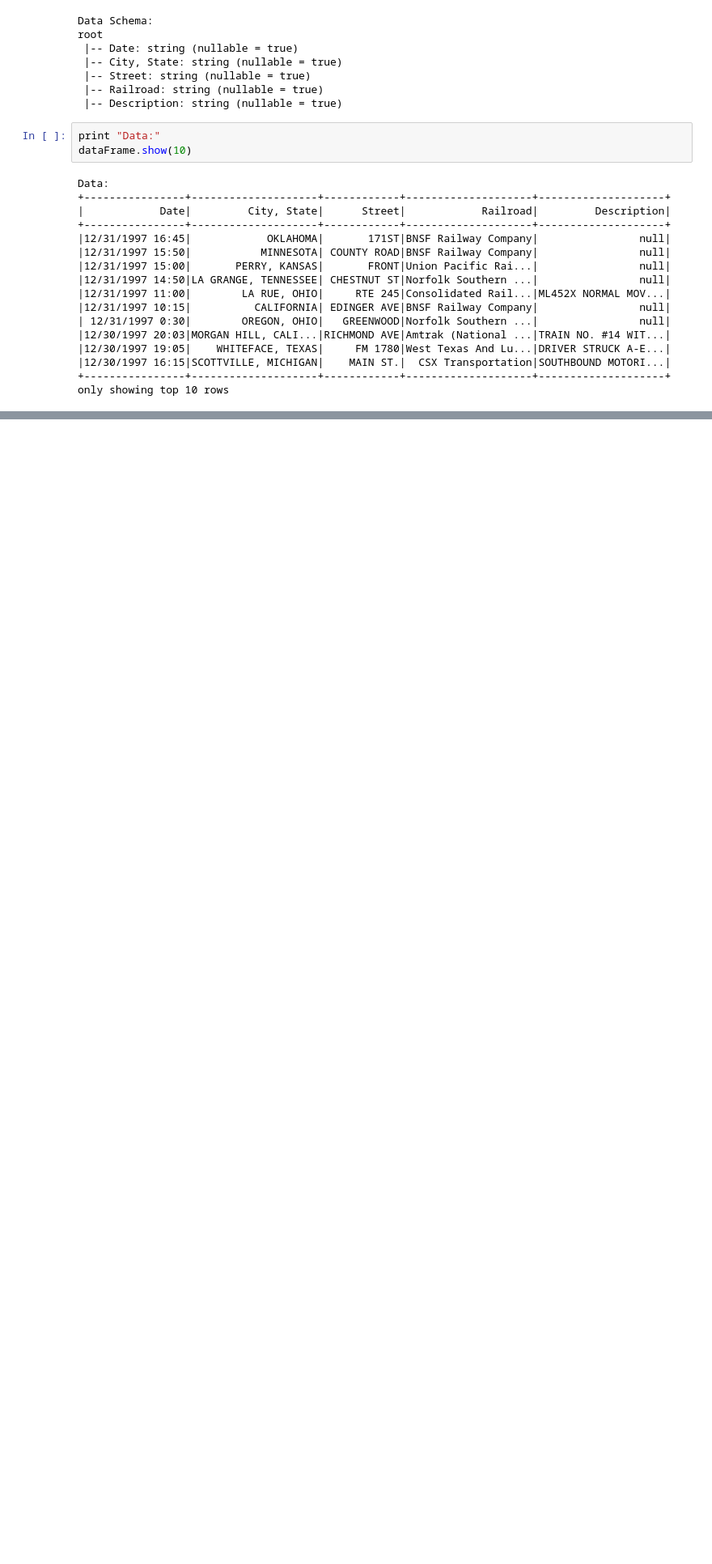
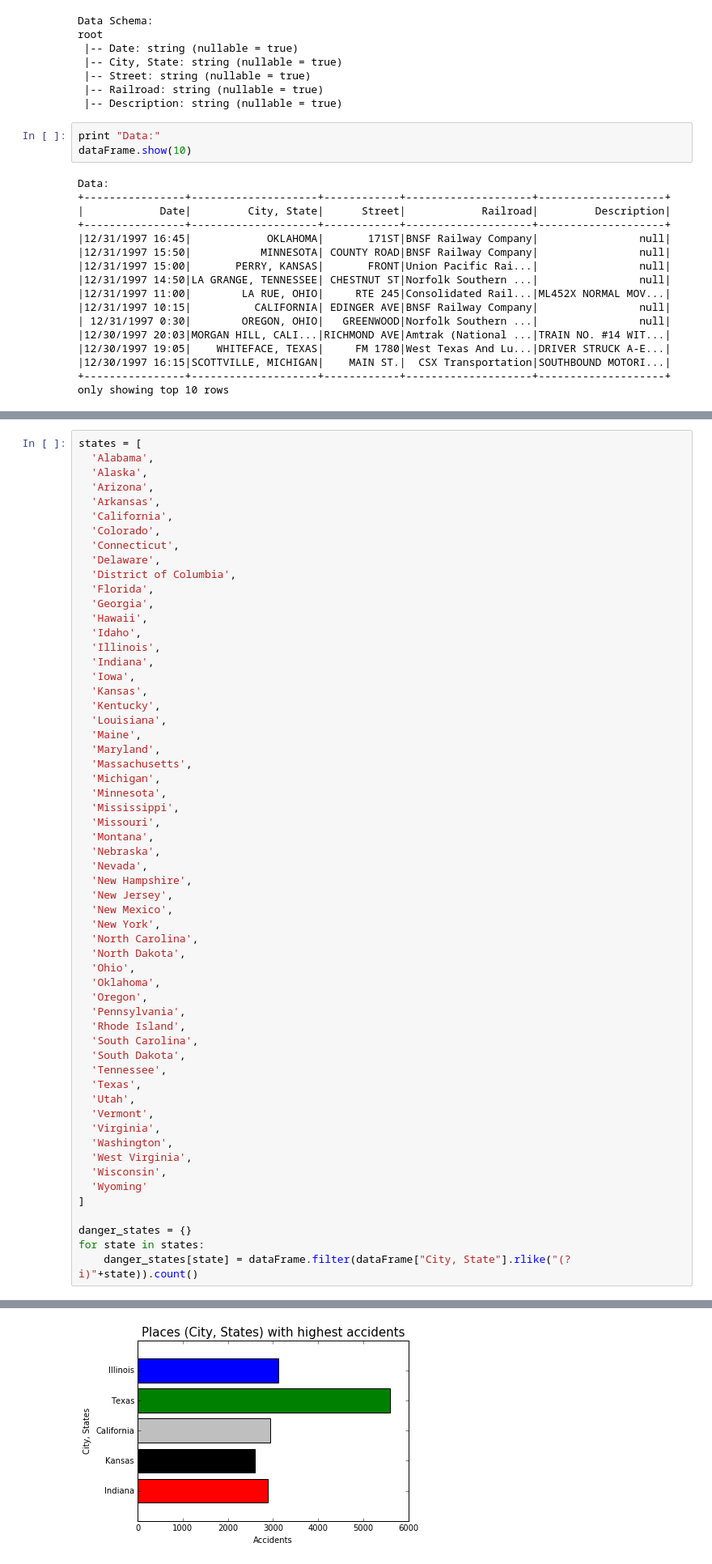
Before and after one commit to Akshay2005/Train-Wreck-Data-Analytics, a Jupyter notebook: Train Wreck Data Analytics.ipynb, the cells around one changed output, grey strips where cells are left out. Shown: that part at 81% size. Saved outputs shown, nothing was run; the diff lists cells and outputs as text; blank space fills up the shorter version.

```diff
--- a/Train Wreck Data Analytics.ipynb
+++ b/Train Wreck Data Analytics.ipynb
@@ -37,0 +72,59 @@ only showing top 10 rows
+# %%
+states = [
+  'Alabama',
+  'Alaska',
+  'Arizona',
+  'Arkansas',
+  'California',
+  'Colorado',
+  'Connecticut',
+  'Delaware',
+  'District of Columbia',
+  'Florida',
+  'Georgia',
+  'Hawaii',
+  'Idaho',
+  'Illinois',
+  'Indiana',
+  'Iowa',
+  'Kansas',
+  'Kentucky',
+  'Louisiana',
+  'Maine',
+  'Maryland',
+  'Massachusetts',
+  'Michigan',
+  'Minnesota',
+  'Mississippi',
+  'Missouri',
+  'Montana',
+  'Nebraska',
+  'Nevada',
+  'New Hampshire',
+  'New Jersey',
+  'New Mexico',
+  'New York',
+  'North Carolina',
+  'North Dakota',
+  'Ohio',
+  'Oklahoma',
+  'Oregon',
+  'Pennsylvania',
+  'Rhode Island',
+  'South Carolina',
+  'South Dakota',
+  'Tennessee',
+  'Texas',
+  'Utah',
+  'Vermont',
+  'Virginia',
+  'Washington',
+  'West Virginia',
+  'Wisconsin',
+  'Wyoming'
+]
+
+danger_states = {}
+for state in states:
+    danger_states[state] = dataFrame.filter(dataFrame["City, State"].rlike("(?i)"+state)).count()
+# %% [output]
@@ -37,0 +132 @@ only showing top 10 rows
+[figure, added]
```
Also changed, not shown: parts of 5 cells of this notebook.
